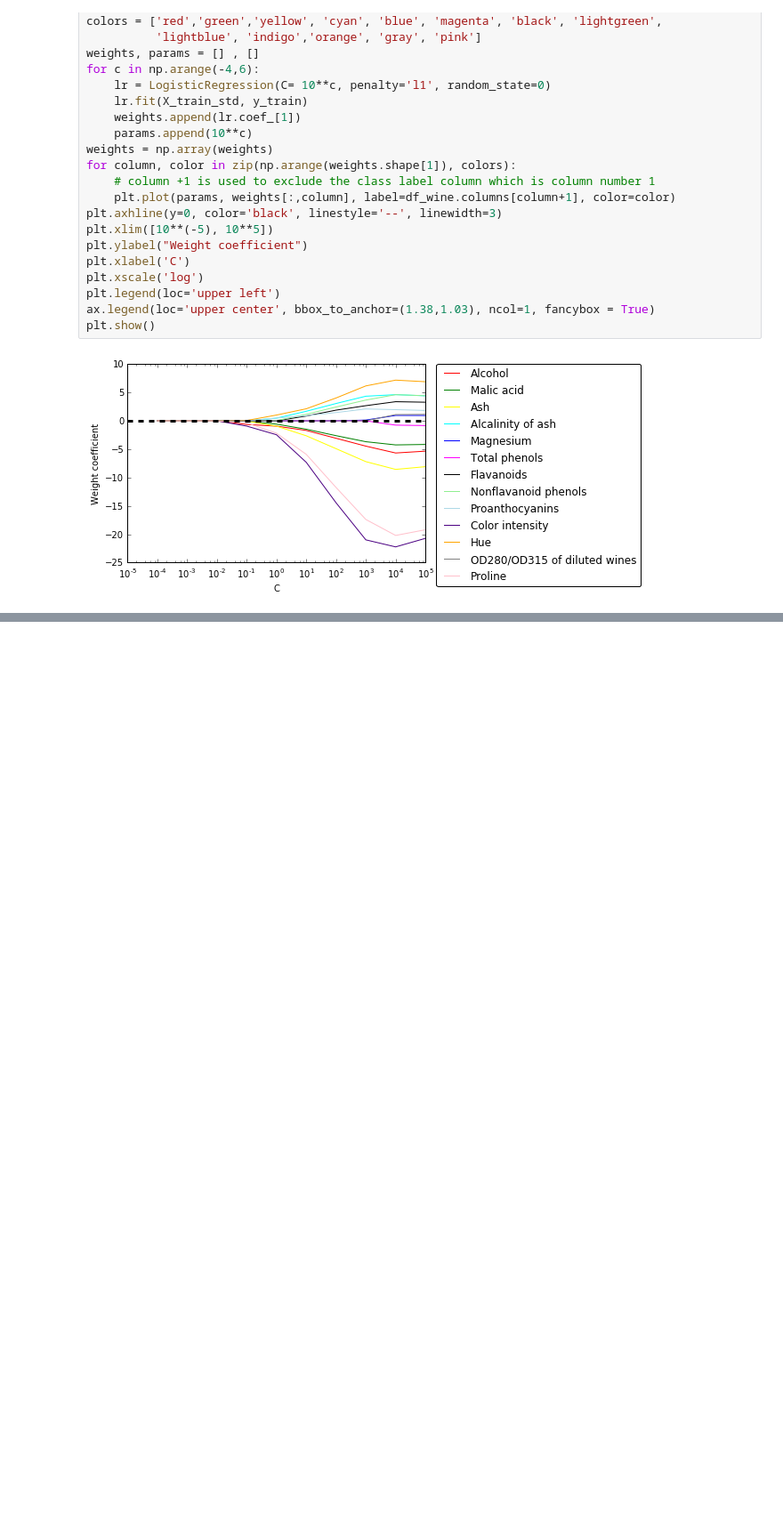
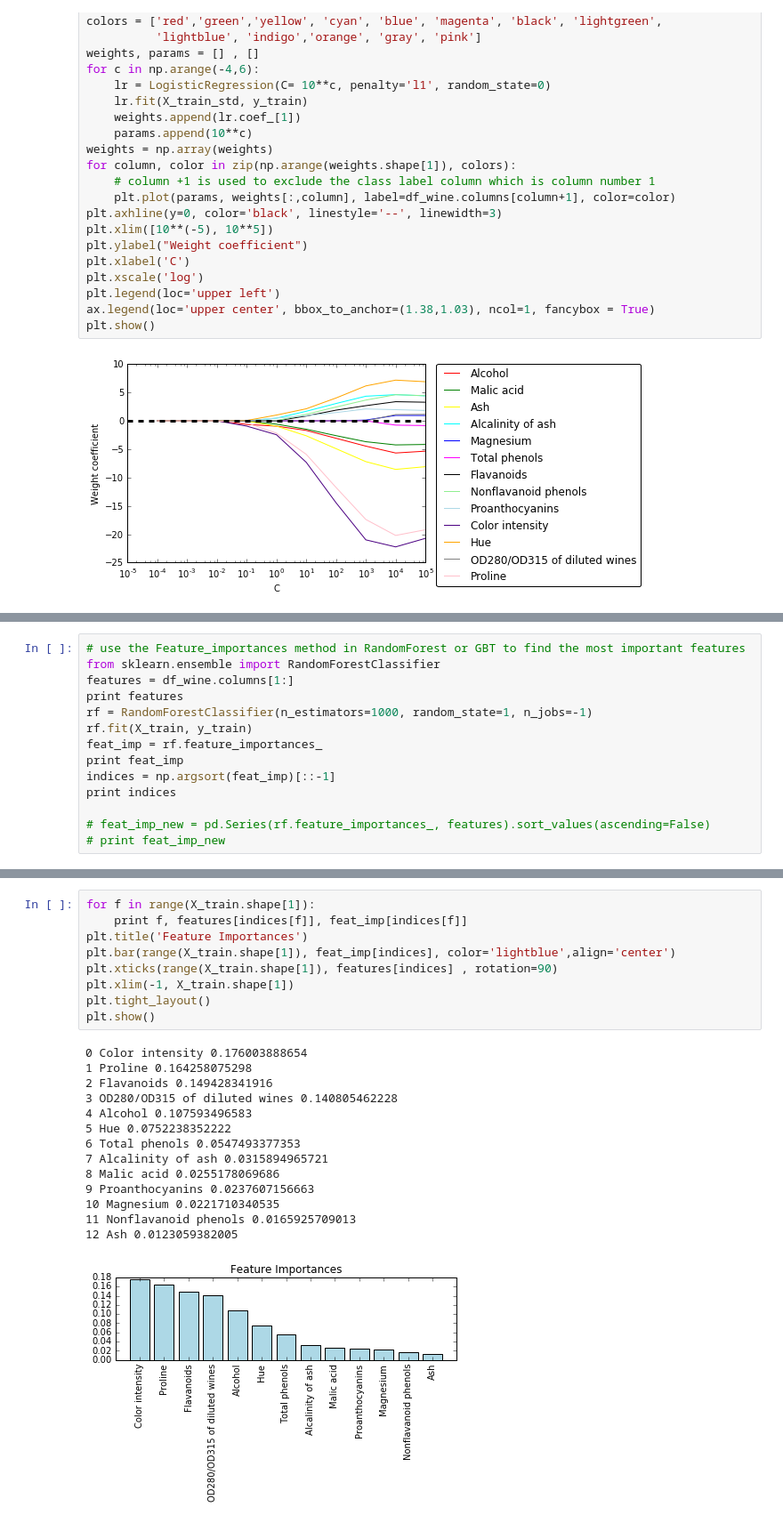
Before and after one commit to abhikbanerjee/MachineLearning, a Jupyter notebook: Python_Machine_Learning/src/CH04_Data_Preprocessing_SKLearn.ipynb, the cells around one changed output, grey strips where cells are left out. Shown at 89% size. Saved outputs shown, nothing was run; the diff lists cells and outputs as text; blank space fills up the shorter version.

Commit message:
RandomForest Feature Selection, by feature_importances method

```diff
--- a/Python_Machine_Learning/src/CH04_Data_Preprocessing_SKLearn.ipynb
+++ b/Python_Machine_Learning/src/CH04_Data_Preprocessing_SKLearn.ipynb
@@ -308,0 +313,14 @@ plt.show()
+# %%
+# use the Feature_importances method in RandomForest or GBT to find the most important features
+from sklearn.ensemble import RandomForestClassifier
+features = df_wine.columns[1:]
+print features
+rf = RandomForestClassifier(n_estimators=1000, random_state=1, n_jobs=-1)
+rf.fit(X_train, y_train)
+feat_imp = rf.feature_importances_
+print feat_imp
+indices = np.argsort(feat_imp)[::-1]
+print indices
+
+# feat_imp_new = pd.Series(rf.feature_importances_, features).sort_values(ascending=False)
+# print feat_imp_new
@@ -308,0 +337,24 @@ plt.show()
+# %%
+for f in range(X_train.shape[1]):
+    print f, features[indices[f]], feat_imp[indices[f]]
+plt.title('Feature Importances')
+plt.bar(range(X_train.shape[1]), feat_imp[indices], color='lightblue',align='center')
+plt.xticks(range(X_train.shape[1]), features[indices] , rotation=90)
+plt.xlim(-1, X_train.shape[1])
+plt.tight_layout()
+plt.show()
+# %% [output]
+0 Color intensity 0.176003888654
+1 Proline 0.164258075298
+2 Flavanoids 0.149428341916
+3 OD280/OD315 of diluted wines 0.140805462228
+4 Alcohol 0.107593496583
+5 Hue 0.0752238352222
+6 Total phenols 0.0547493377353
+7 Alcalinity of ash 0.0315894965721
+8 Malic acid 0.0255178069686
+9 Proanthocyanins 0.0237607156663
+10 Magnesium 0.0221710340535
+11 Nonflavanoid phenols 0.0165925709013
+12 Ash 0.0123059382005
+[figure, added]
```
Also changed, not shown: parts of 4 cells of this notebook.
